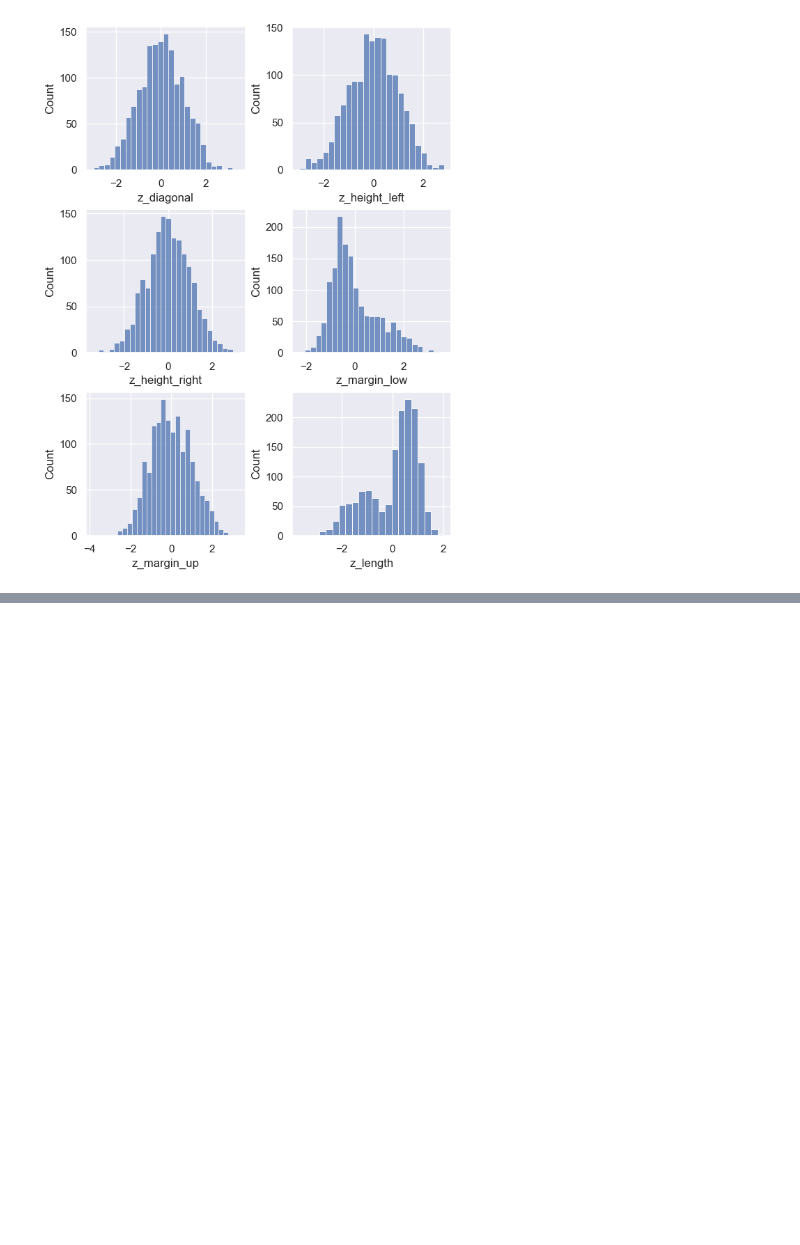
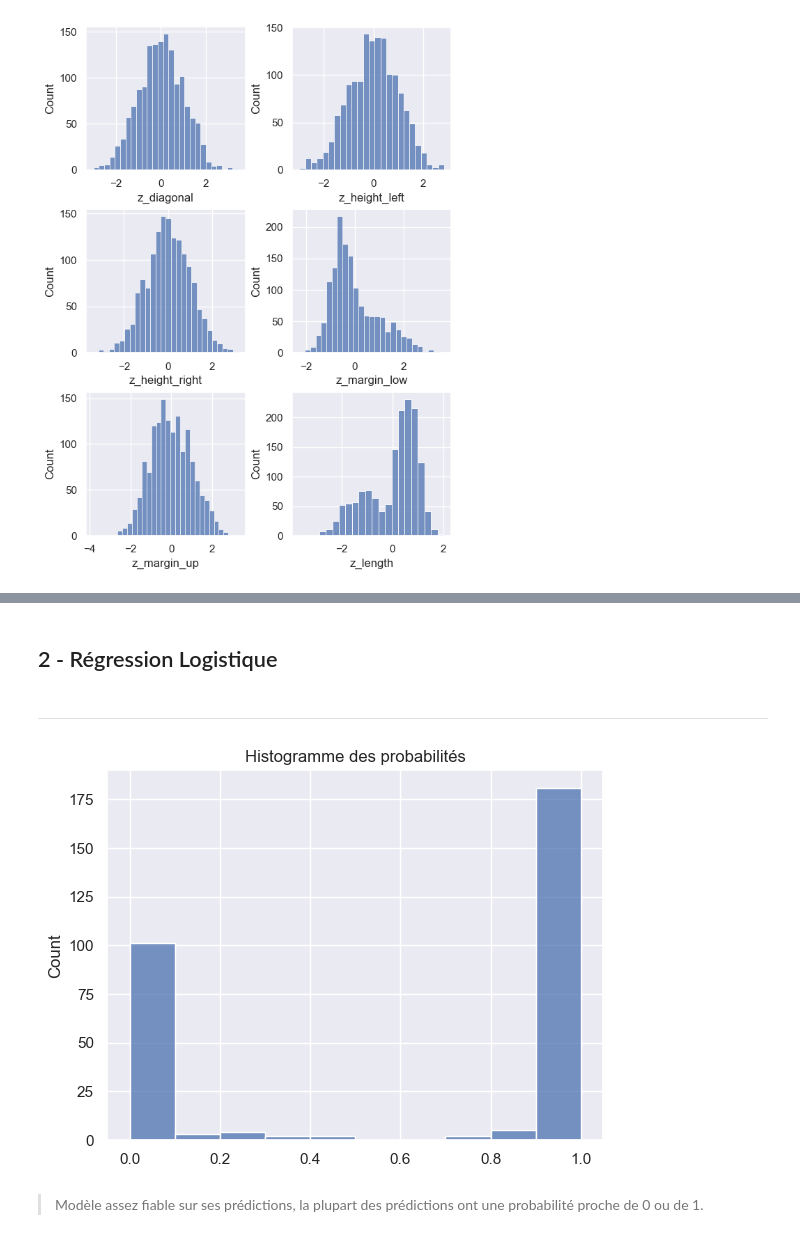
Before and after one commit to lengocduyvu/oncfm-detection-faux-billets, a Jupyter notebook: notebooks/oncfm-analyse.ipynb, the cells around one changed output, grey strips where cells are left out. Cells and saved outputs as stored; diff of their text form; code cells hidden in the pictures; blank space fills up the shorter version.

Commit message:
Régression Logistique

```diff
--- a/notebooks/oncfm-analyse.ipynb
+++ b/notebooks/oncfm-analyse.ipynb
@@ -285,0 +315,22 @@ Les données dimensionnelles ne comportent ***pas de valeurs aberrantes ou atypi
+# %% [markdown]
+## 2 - Régression Logistique
+# %% [markdown]
+***
+# %%
+X = df_num[indicateurs]
+y = df_num['is_genuine']
+
+X_train, X_test, y_train, y_test = train_test_split(X, y, test_size=0.2, random_state=42)
+# %%
+# Régression logistique
+clf = LogisticRegression(random_state=808).fit(X_train, y_train)
+# %%
+# Histogramme des probabilités pour analyser les performances du modèle
+y_hat_proba = clf.predict_proba(X_test)[:,1]
+sns.histplot(y_hat_proba)
+plt.title('Histogramme des probabilités')
+plt.show()
+# %% [output]
+[figure, added]
+# %% [markdown]
+> Modèle assez fiable sur ses prédictions, la plupart des prédictions ont une probabilité proche de 0 ou de 1.
```
Also changed, not shown: parts of 25 cells of this notebook.
